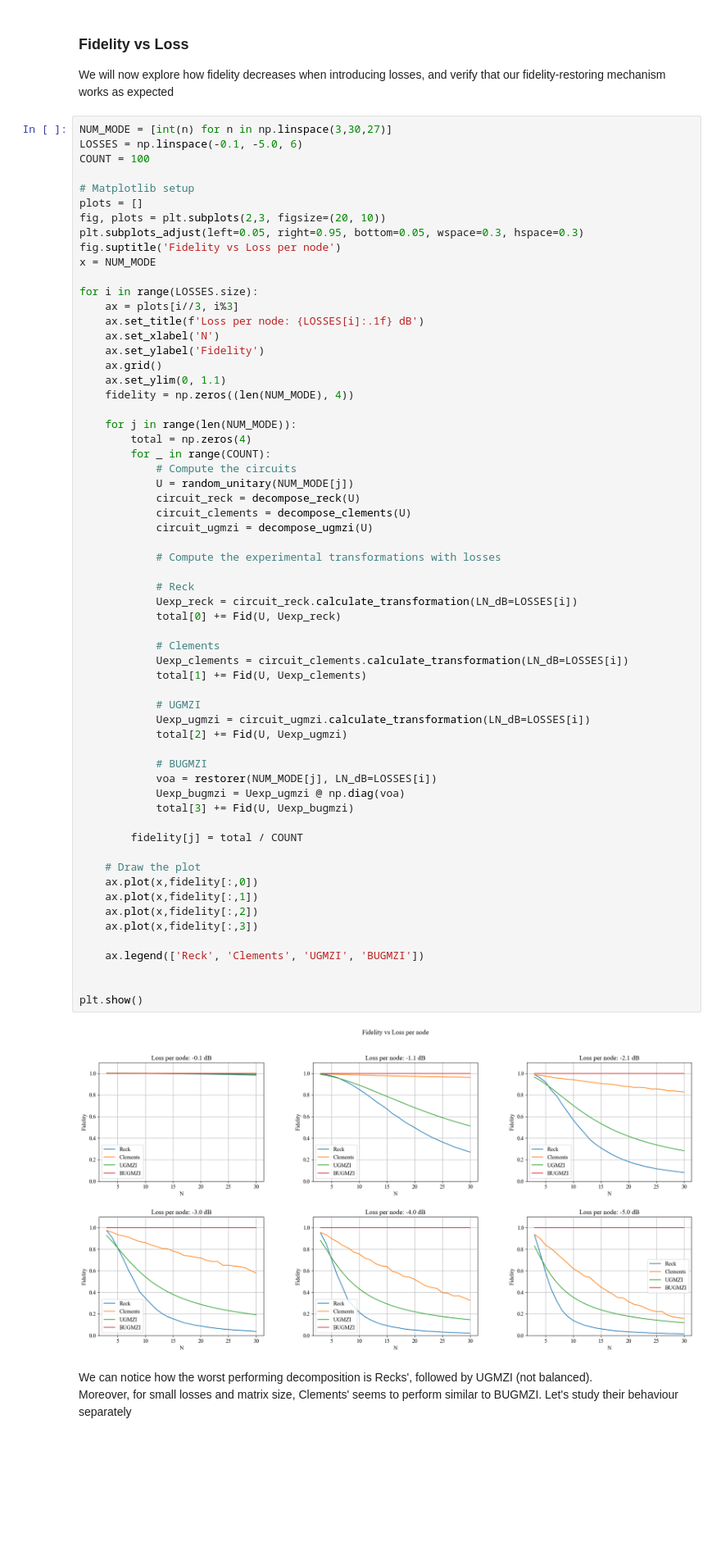
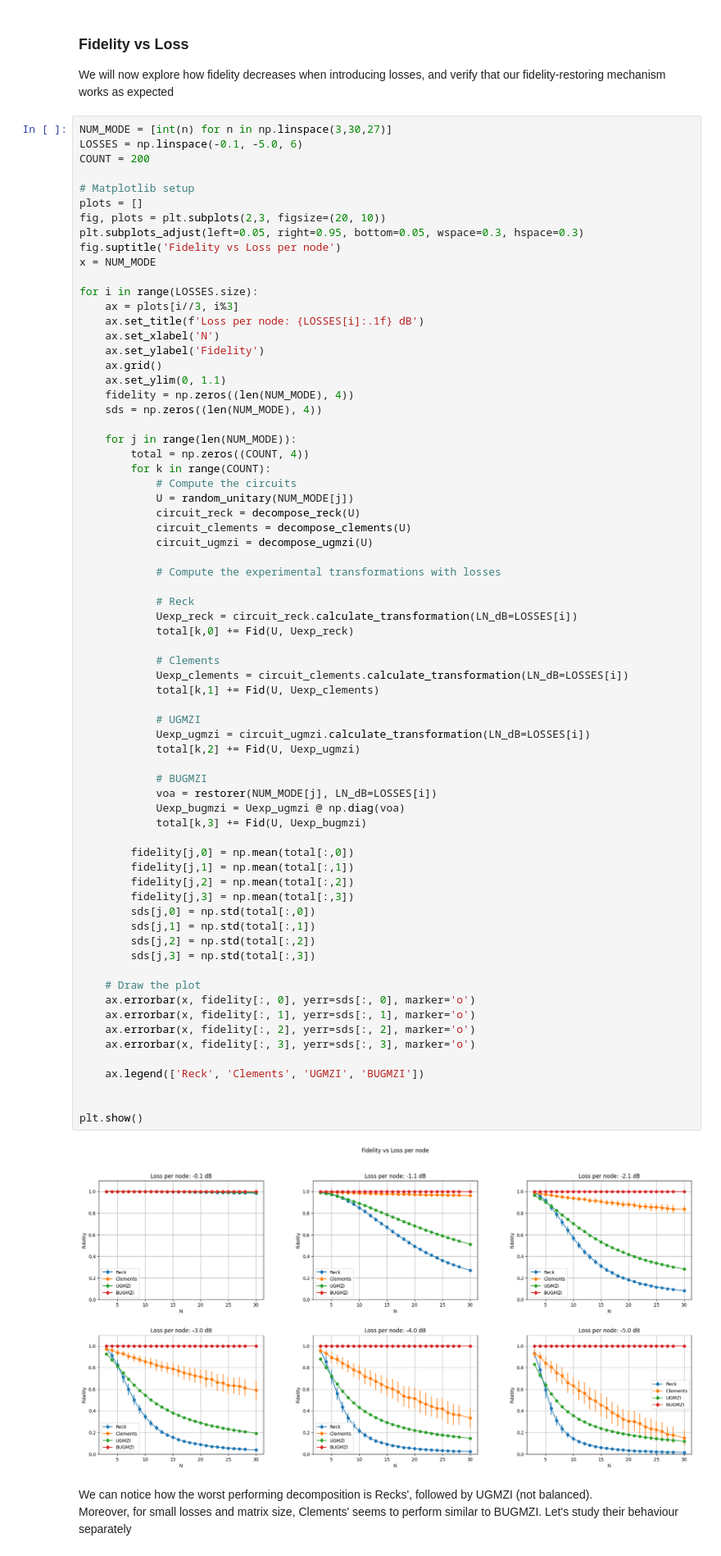
Before and after one commit to AndreaBarletta/Fidelity-Restoration, a Jupyter notebook: notebook.ipynb, the cells around one changed output. Shown at 82% size. Drawn from its saved outputs; the diff is of its cells as text; blank space fills up the shorter version.

Commit message:
Added whiskers for the standard deviation of fidelity errors

```diff
--- a/notebook.ipynb
+++ b/notebook.ipynb
@@ -954,7 +962,7 @@ We will now explore how fidelity decreases when introducing losses, and verify t
 # %%
 NUM_MODE = [int(n) for n in np.linspace(3,30,27)]
 LOSSES = np.linspace(-0.1, -5.0, 6)
-COUNT = 100
+COUNT = 200
 
 # Matplotlib setup
 plots = []
@@ -971,49 +979,57 @@ for i in range(LOSSES.size):
     ax.grid()
     ax.set_ylim(0, 1.1)
     fidelity = np.zeros((len(NUM_MODE), 4))
+    sds = np.zeros((len(NUM_MODE), 4))
 
     for j in range(len(NUM_MODE)):
-        total = np.zeros(4)
-        for _ in range(COUNT):
+        total = np.zeros((COUNT, 4))
+        for k in range(COUNT):
             # Compute the circuits
             U = random_unitary(NUM_MODE[j])
             circuit_reck = decompose_reck(U)
             circuit_clements = decompose_clements(U)
             circuit_ugmzi = decompose_ugmzi(U)
 
             # Compute the experimental transformations with losses
 
             # Reck
             Uexp_reck = circuit_reck.calculate_transformation(LN_dB=LOSSES[i])
-            total[0] += Fid(U, Uexp_reck)
+            total[k,0] += Fid(U, Uexp_reck)
 
             # Clements
             Uexp_clements = circuit_clements.calculate_transformation(LN_dB=LOSSES[i])
-            total[1] += Fid(U, Uexp_clements)
+            total[k,1] += Fid(U, Uexp_clements)
 
             # UGMZI
             Uexp_ugmzi = circuit_ugmzi.calculate_transformation(LN_dB=LOSSES[i])
-            total[2] += Fid(U, Uexp_ugmzi)
+            total[k,2] += Fid(U, Uexp_ugmzi)
 
             # BUGMZI
             voa = restorer(NUM_MODE[j], LN_dB=LOSSES[i])
             Uexp_bugmzi = Uexp_ugmzi @ np.diag(voa)
-            total[3] += Fid(U, Uexp_bugmzi)
+            total[k,3] += Fid(U, Uexp_bugmzi)
 
-        fidelity[j] = total / COUNT
+        fidelity[j,0] = np.mean(total[:,0])
+        fidelity[j,1] = np.mean(total[:,1])
+        fidelity[j,2] = np.mean(total[:,2])
+        fidelity[j,3] = np.mean(total[:,3])
+        sds[j,0] = np.std(total[:,0])
+        sds[j,1] = np.std(total[:,1])
+        sds[j,2] = np.std(total[:,2])
+        sds[j,3] = np.std(total[:,3])
 
     # Draw the plot
-    ax.plot(x,fidelity[:,0])
-    ax.plot(x,fidelity[:,1])
-    ax.plot(x,fidelity[:,2])
-    ax.plot(x,fidelity[:,3])
+    ax.errorbar(x, fidelity[:, 0], yerr=sds[:, 0], marker='o')
+    ax.errorbar(x, fidelity[:, 1], yerr=sds[:, 1], marker='o')
+    ax.errorbar(x, fidelity[:, 2], yerr=sds[:, 2], marker='o')
+    ax.errorbar(x, fidelity[:, 3], yerr=sds[:, 3], marker='o')
 
     ax.legend(['Reck', 'Clements', 'UGMZI', 'BUGMZI'])
 
 
 plt.show()
 # %% [output]
-[figure, old version]
+[figure, new version]
 # %% [markdown]
 We can notice how the worst performing decomposition is Recks', followed by UGMZI (not balanced).<br>
 Moreover, for small losses and matrix size, Clements' seems to perform similar to BUGMZI. Let's study their behaviour separately
```
Also changed, not shown: parts of 4 cells of this notebook.
